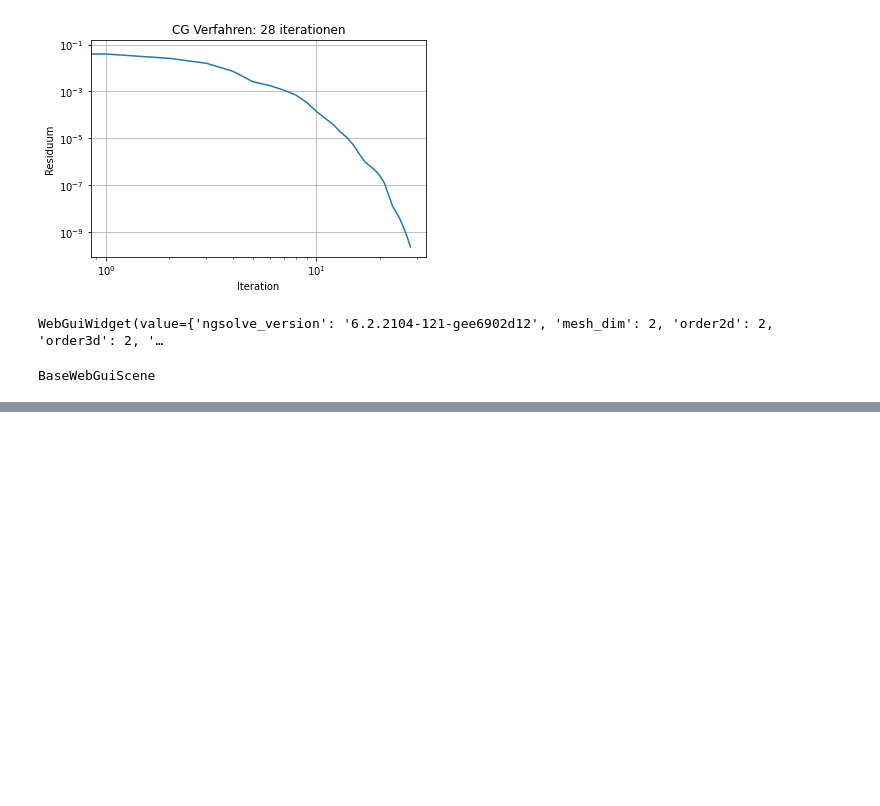
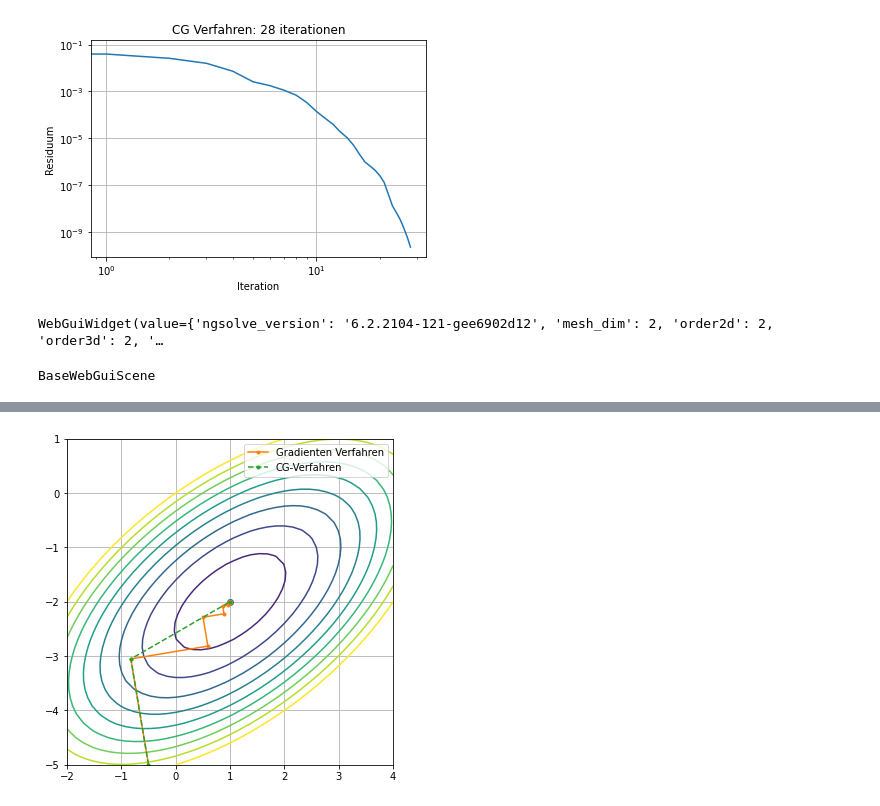
Before and after one commit to omerasipi/HanaScriptos, a Jupyter notebook: NumerikPDE/CGVerfahren.ipynb, the cells around one changed output, grey strips where cells are left out. Saved outputs shown, nothing was run; the diff lists cells and outputs as text; code cells hidden in the pictures; blank space fills up the shorter version.

```diff
--- a/NumerikPDE/CGVerfahren.ipynb
+++ b/NumerikPDE/CGVerfahren.ipynb
@@ -205,0 +290,29 @@ BaseWebGuiScene
+# %%
+# timeit ohne print verwenden.
+#%%timeit
+x = np.array(x0,dtype = np.float64)
+r = np.array(b)-A@x
+p = np.array(r)
+wrn = r@p
+xCG = [np.array(x)]
+err0 = np.linalg.norm(r)
+its = 0
+while True:
+    ap = A@p
+    pap = p@ap
+    wr = wrn
+    alpha = wr/pap
+    x += alpha*p
+    xCG.append(np.array(x))
+    r -= alpha*ap
+    w = np.array(r)
+    wrn = w@r
+    err = np.sqrt(wrn)
+    print ("iteration", its, "res=", err)
+    beta = wrn/wr
+    p *= beta
+    p += w
+    if np.sqrt(err) < 1e-8 * err0 or its > 10000: break
+    its += 1
+print ("needed", its, "iterations")
+xCG = np.array(xCG)
@@ -205,0 +351,13 @@ BaseWebGuiScene
+# %%
+plt.figure(figsize=(6,6))
+plt.contour(Xp,Yp,np.array([[f(np.array([Xp[i,j],Yp[i,j]])) for j in range(40)] for i in range(40)]),
+            np.linspace(-14,0,10))
+plt.plot(*x,'o')
+plt.plot(*xG.T,'.-',label='Gradienten Verfahren')
+plt.plot(*xCG.T,'.--',label='CG-Verfahren')
+plt.gca().set_aspect(1)
+plt.legend()
+plt.grid()
+plt.show()
+# %% [output]
+[figure, added]
```
Also changed, not shown: parts of 18 cells of this notebook, 2 other files.
